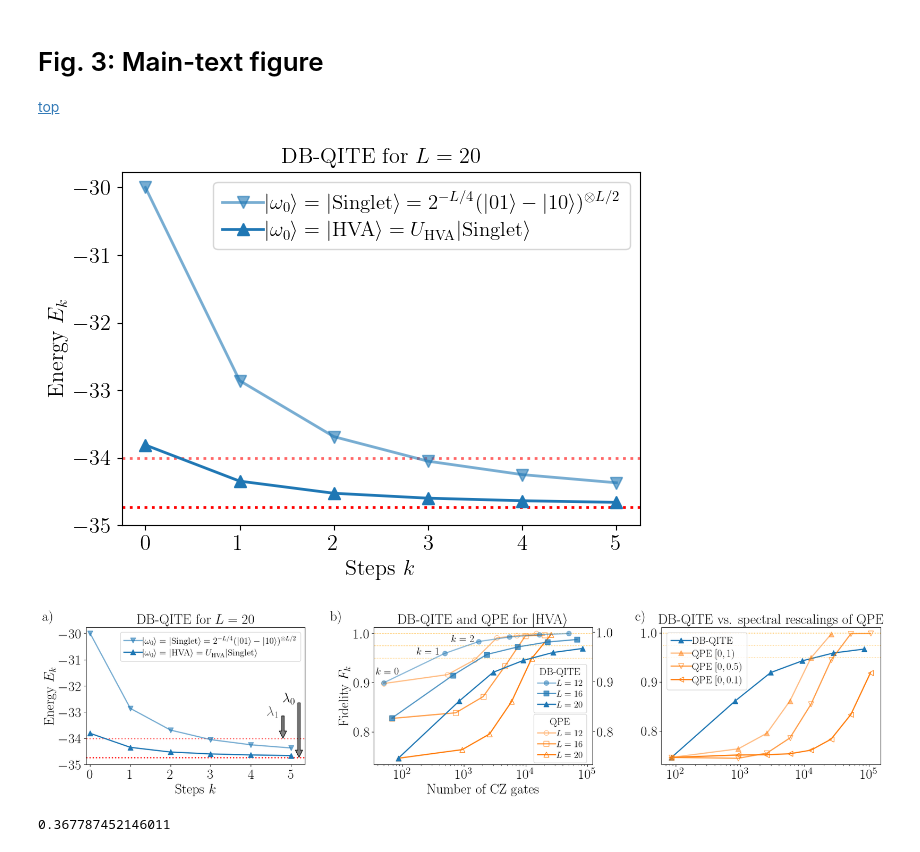
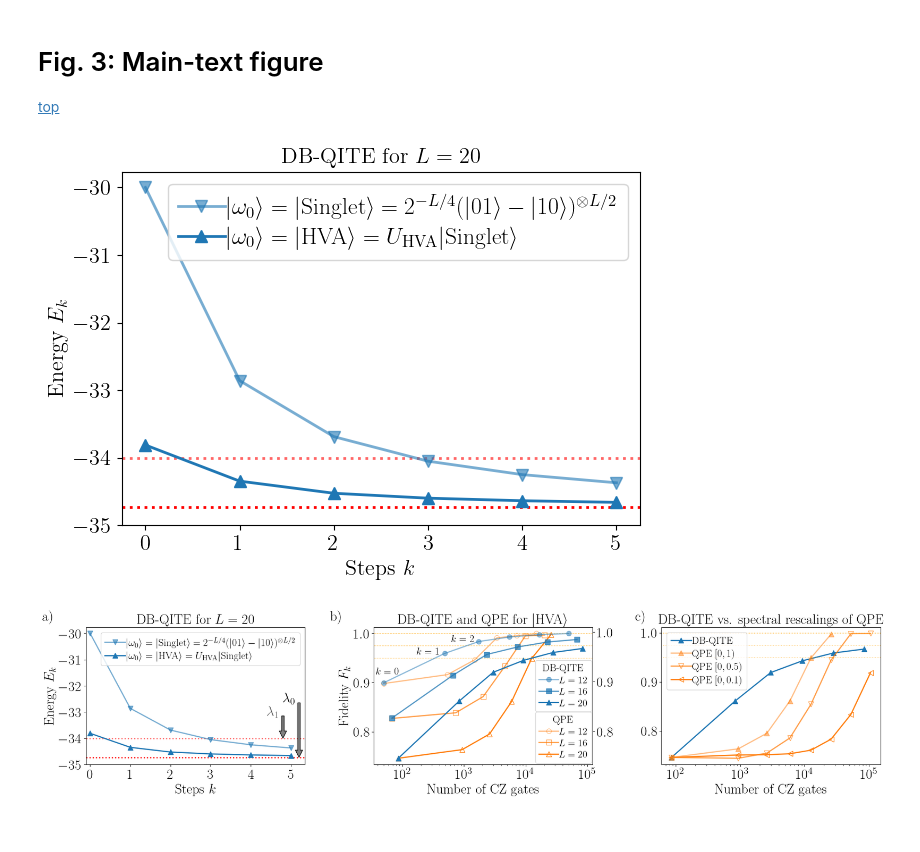
Before and after one commit to renezander90/DB-QITE, a Jupyter notebook: DB-QITE-PRL/generate_plots_PRL-Marek_running-joined_DB_QPE.ipynb, the cells around one changed output. Cells and saved outputs as stored; diff of their text form; code cells hidden in the pictures.

Commit message:
QTML plot and larger legends

```diff
--- a/DB-QITE-PRL/generate_plots_PRL-Marek_running-joined_DB_QPE.ipynb
+++ b/DB-QITE-PRL/generate_plots_PRL-Marek_running-joined_DB_QPE.ipynb
@@ -749,7 +749,7 @@ def generate_plot_E_DBQITE(ax1, L):
     # 3) Combine legends from both axes
     lines_1, labels_1 = ax1.get_legend_handles_labels()
 
-    ax1.legend(lines_1 , labels_1 , loc="best", ncol=1, fontsize=15)
+    ax1.legend(lines_1 , labels_1 , loc="best", ncol=1, fontsize=17)
 # %%
 run_param_rc(16)
 
@@ -758,7 +758,7 @@ generate_plot_E_DBQITE(ax12,20)
 plt.tight_layout()
 plt.show()
 # %% [output]
-[figure, old version]
+[figure, new version]
 # %%
 run_param_rc(23)
 
@@ -885,8 +885,8 @@ if init_type=="VQE":
 ax.axhline(y=1, color="orange", linestyle=':', alpha=1.0,linewidth = 1)
 ax.axhline(y=0.975, color="orange", linestyle=':', alpha=0.8,linewidth = 1)
 ax.axhline(y=0.95, color="orange", linestyle=':', alpha=0.6,linewidth = 1)
-ax.legend(loc="best", ncols=1, fontsize=15, title='QPE',title_fontsize='17', bbox_to_anchor=(0.71, 0.4))
-ax2.legend(loc="best", ncols=1, fontsize=15, title='DB-QITE',title_fontsize='17', bbox_to_anchor=(0.71, 0.765))
+ax.legend(loc="best", ncols=1, fontsize=16, title='QPE',title_fontsize='17', bbox_to_anchor=(0.715, 0.42))
+ax2.legend(loc="best", ncols=1, fontsize=16, title='DB-QITE',title_fontsize='17', bbox_to_anchor=(0.715, 0.795))
 
 ax.set_xscale('log')
 #ax.set_xticks(ticks = range(1, 6, 1))
@@ -938,32 +938,32 @@ cz_counts.insert(0, cz_count_HVA[L])
 axF_QPE.plot(cz_counts, fidelities, color=colors[1], label=f'QPE $[0,0.5)$'
              , marker=markers[3], markerfacecolor='none', alpha = 0.75)
 
 
 fidelities = [results_QPE_rescaled_01[index][20][k]['F0'] for k in steps]
 fidelities.insert(0, fidelities_HVA[L])
 cz_counts = [results_QPE_rescaled_01[index][20][k]['ops']['cz'] for k in steps]
 cz_counts.insert(0, cz_count_HVA[L])
 
 axF_QPE.plot(cz_counts, fidelities, color=colors[1], label=f'QPE $[0,0.1)$'
              , marker=markers[4], markerfacecolor='none',alpha = 1)
 
 axF_QPE.axhline(y=1, color="orange", linestyle=':', alpha=1.0,linewidth = 1)
 axF_QPE.axhline(y=0.975, color="orange", linestyle=':', alpha=0.8,linewidth = 1)
 axF_QPE.axhline(y=0.95, color="orange", linestyle=':', alpha=0.6,linewidth = 1)
 
 axF_QPE.annotate('c)', xy = (-.12, 1.05), xycoords='axes fraction')
 axF_QITE.annotate(r'$k=0$', xy=(37,0.917), textcoords='data', fontsize=17,zorder = 11)
 axF_QITE.annotate(r'$k=1$', xy=(170,0.957), textcoords='data', fontsize=17,zorder = 12)
 axF_QITE.annotate(r'$k=2$', xy=(625,0.983), textcoords='data', fontsize=17,zorder = 13)
 #axF_QPE.annotate(r'$L=20,$', xy=(16100,0.87), textcoords='data', fontsize=15)
 #axF_QPE.annotate(r'$[0,0.5)$', xy=(16100,0.85), textcoords='data', fontsize=15)
 #axF_QPE.annotate(r'$L=20,$', xy=(39000,0.795), textcoords='data', fontsize=15)
 #axF_QPE.annotate(r'$[0,0.1)$', xy=(39000,0.7753), textcoords='data', fontsize=15)
 axF_QPE.set_xscale('log')
-ax.set_xlabel(r"Number of CZ gates")
+axF_QPE.set_xlabel(r"Number of CZ gates")
 axF_QPE.set_title(r"DB-QITE vs. spectral rescalings of QPE")
 axF_QPE.legend(loc="upper left", ncols=1, fontsize=17)#,title=f'$L=20$',title_fontsize='15')
 plt.tight_layout()
 plt.savefig("plots/QITE_Heisenberg_main2.pdf")
 # %% [output]
-[figure, old version]
+[figure, new version]
@@ -975,4 +969,0 @@ E0_val[20]
-# %%
-0.9995**2000
-# %% [output]
-0.367787452146011
```
Also changed, not shown: parts of 4 cells of this notebook, 1 other file.
